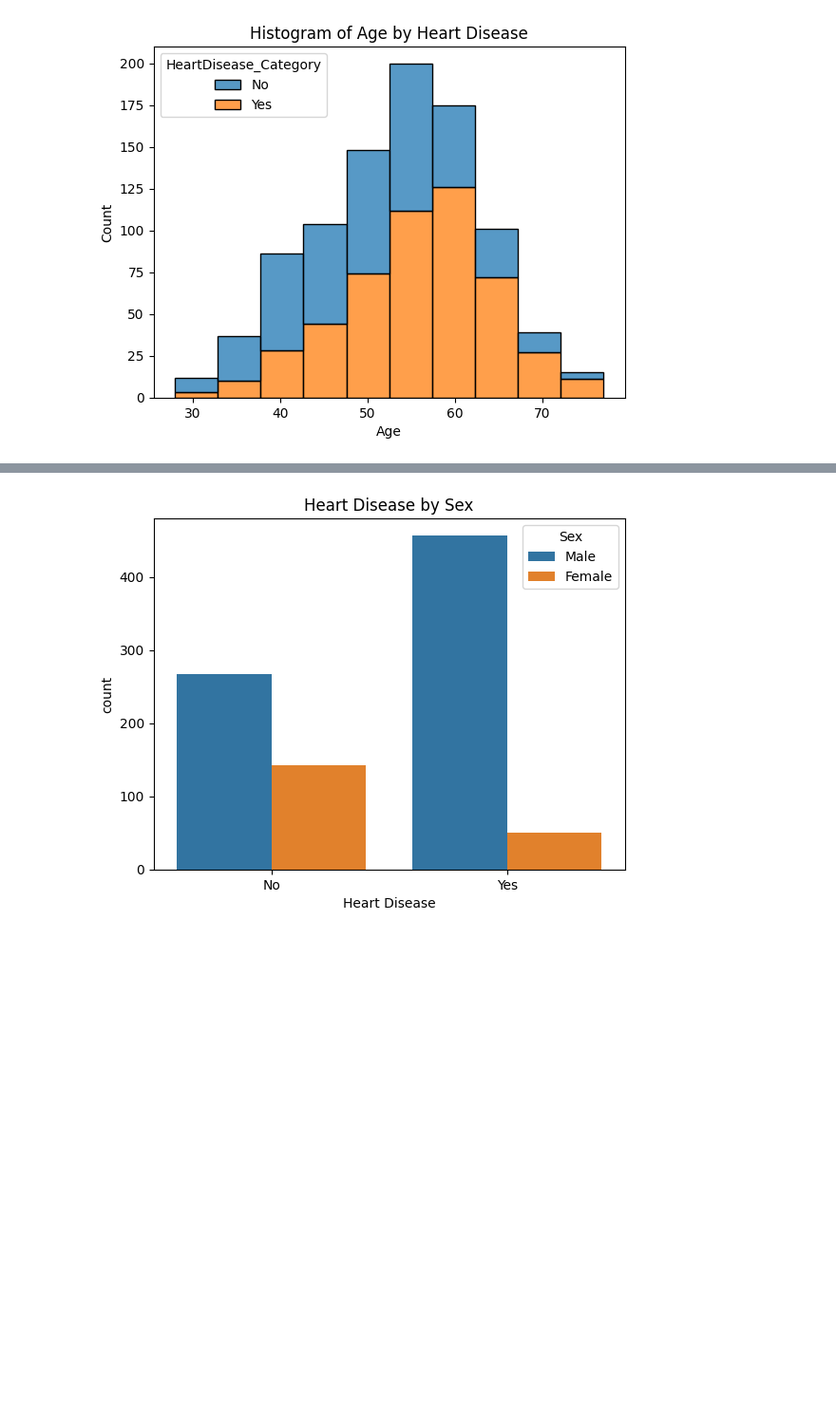
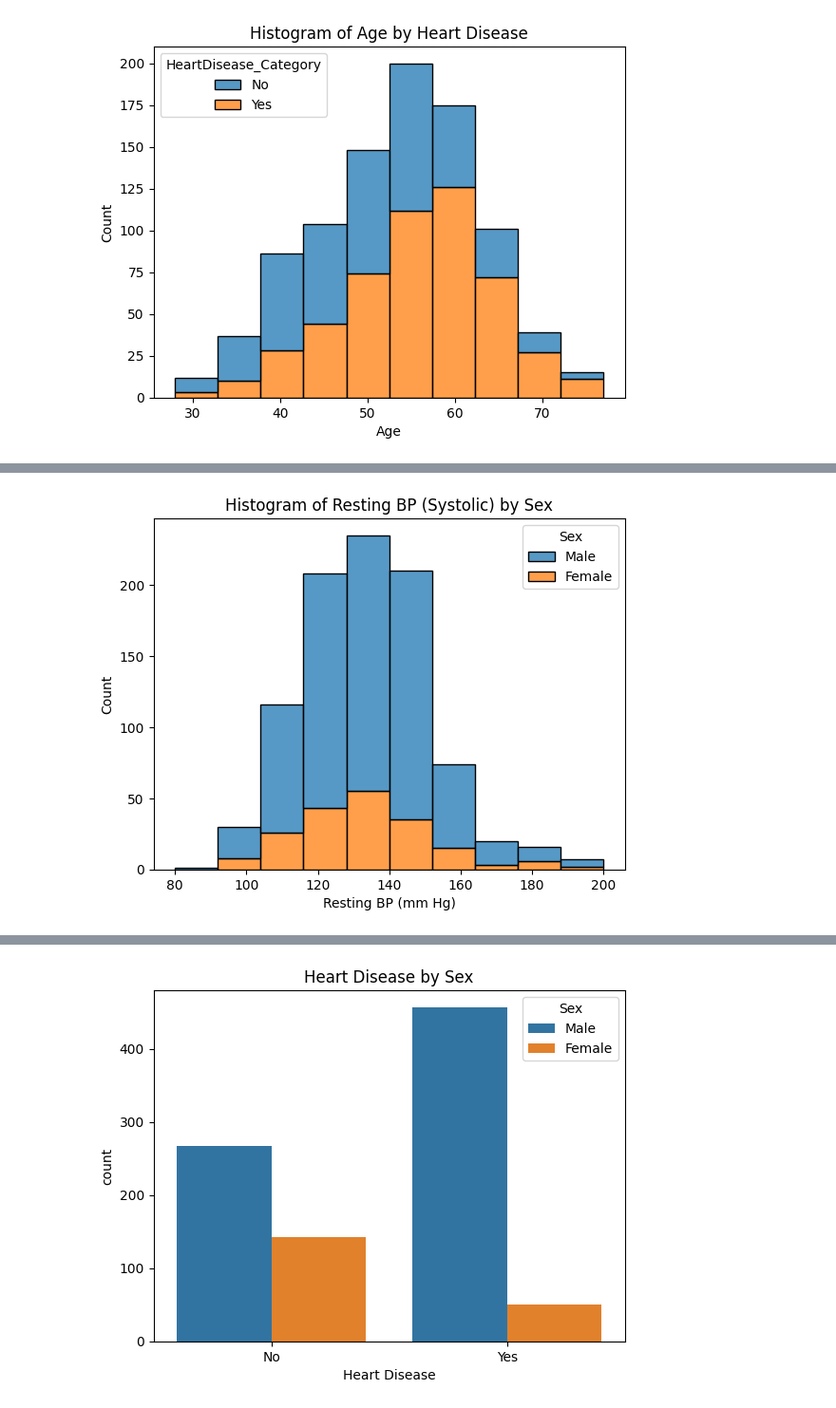
Before and after one commit to davehomrighouse/ANA500, a Jupyter notebook: Homrighouse_ANA500_Project.ipynb, the cells around one changed output, grey strips where cells are left out. Shown at 95% size. Cells and saved outputs as stored; diff of their text form; code cells hidden in the pictures; blank space fills up the shorter version.

```diff
--- a/Homrighouse_ANA500_Project.ipynb
+++ b/Homrighouse_ANA500_Project.ipynb
@@ -303,0 +312,9 @@ plt.show()
+# %%
+# Plot histogram of Resting BP by Sex
+sns.histplot(data=hd_df, x='RestingBP', hue='Sex', multiple='stack', bins=10)
+plt.title('Histogram of Resting BP (Systolic) by Sex')
+plt.xlabel('Resting BP (mm Hg)')
+plt.ylabel('Count')
+plt.show()
+# %% [output]
+[figure, added]
```
Also changed, not shown: parts of 48 cells of this notebook.
